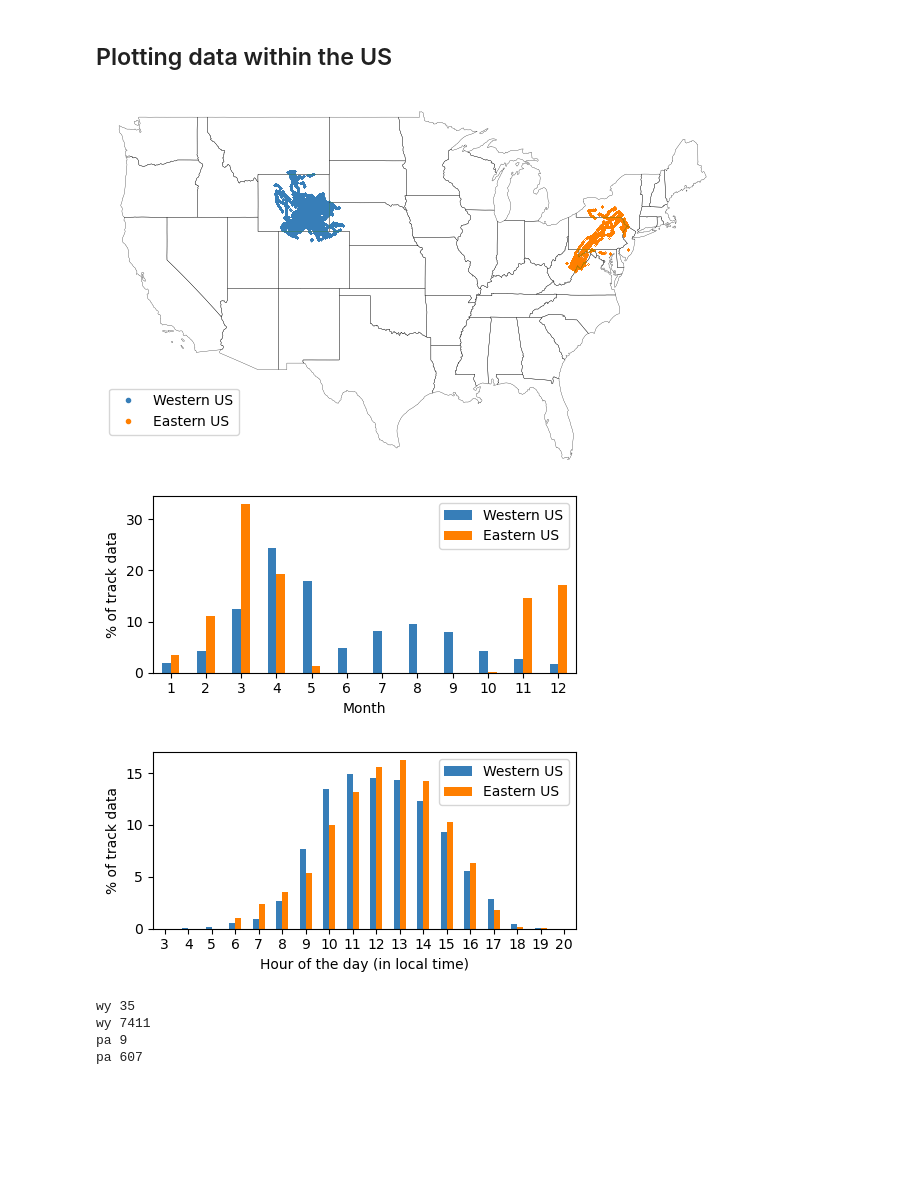
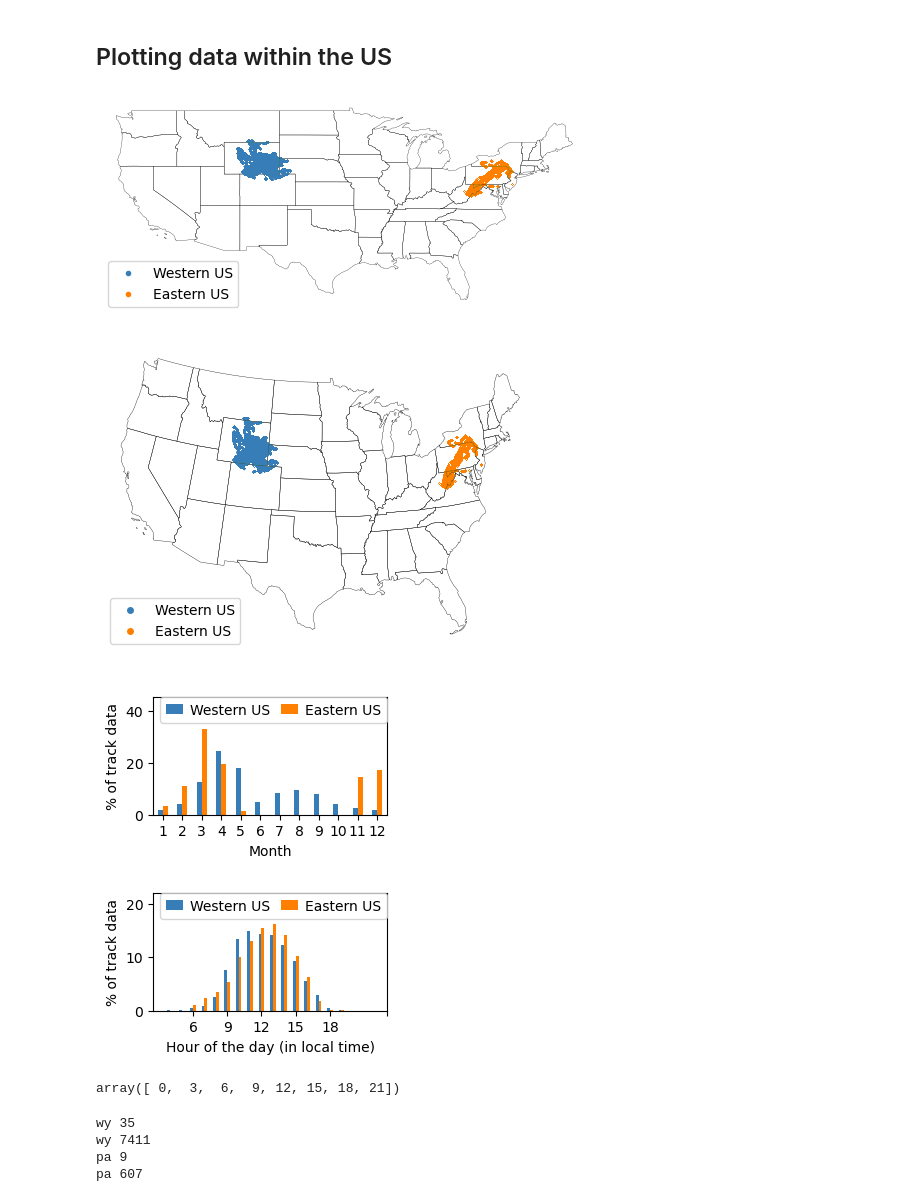
Before and after one commit to rimplesandhu/raptor-lookahead-movement-model, a Jupyter notebook: examples/csg/paper_resampling.ipynb, the cells around one changed output. Cells and saved outputs as stored; diff of their text form; code cells hidden in the pictures; blank space fills up the shorter version.

```diff
--- a/examples/csg/paper_resampling.ipynb
+++ b/examples/csg/paper_resampling.ipynb
@@ -178,20 +301,20 @@ fig.savefig(os.path.join(FIG_DIR,f'track_dop.png'), dpi=200, bbox_inches='tight'
 # %%
 usa = gpd.read_file(os.path.join(data_dir, 'maps', 'usa_states', 'cb_2018_us_state_20m.shp'))
 fig, ax = plt.subplots()
 #usa.plot(ax=ax, column='GEOID', legend=False, cmap='OrRd', facecolor="none", edgecolor="black")
 usa.boundary.plot(ax=ax, linewidth=0.2, color='k')
 idf = cdf[(cdf['Group']=='wy') & (cdf['TrackID']>0)]
 ax.plot(idf['Longitude'], idf['Latitude'], '.r', color = clrs[0], alpha=0.2, markersize=0.1, label='Western US')
 idf = cdf[(cdf['Group']=='pa') & (cdf['TrackID']>0)]
 ax.plot(idf['Longitude'], idf['Latitude'], '.b', color = clrs[1], alpha=0.2, markersize=0.1, label='Eastern US')
 ax.set_xlim([-126, -66])
 ax.set_ylim([25, 50])
 #lg = ax.legend(bbox_to_anchor=(1.005, 1), loc=2, borderaxespad=0., markerscale=60)
 lg = ax.legend(bbox_to_anchor=(0.005, 0.2), loc=2, borderaxespad=0., markerscale=60)
 for lh in lg.legendHandles:
     lh.set_alpha(1)
 _ = ax.axis(False)
-fig.tight_layout()
-fig.savefig(os.path.join(FIG_DIR,f'telemetry_data.png'), dpi=200, bbox_inches='tight')
+ax.set_aspect('equal')
+save_paper_figure(fig, name='data_usa_geo.png',w=6,h=7)
 # %% [output]
-[figure, old version]
+[figure, new version]
@@ -198,3 +324,36 @@ fig.savefig(os.path.join(FIG_DIR,f'telemetry_data.png'), dpi=200, bbox_inches='t
+# %%
+usa = usa.to_crs("ESRI:102008")
+fig, ax = plt.subplots()
+#fig, ax = plt.subplots(subplot_kw={'projection': myproj('ESRI:102008')})
+#usa.plot(ax=ax, column='GEOID', legend=False, cmap='OrRd', facecolor="none", edgecolor="black")
+usa.boundary.plot(ax=ax, linewidth=0.25, color='k')
+#usa.plot(ax=ax, transform=ccrs.PlateCarree())
+idf = cdf[(cdf['Group']=='wy') & (cdf['TrackID']>0)]
+ax.plot(idf['PositionX'], idf['PositionY'], '.r', color = clrs[0], alpha=0.2, markersize=0.1, label='Western US')
+idf = cdf[(cdf['Group']=='pa') & (cdf['TrackID']>0)]
+ax.plot(idf['PositionX'], idf['PositionY'], '.b', color = clrs[1], alpha=0.2, markersize=0.1, label='Eastern US')
+# idf = cdf[(cdf['Group']=='wy') & (cdf['TrackID']>0)]
+# ax.plot(idf['Longitude'], idf['Latitude'], '.r', color = clrs[0], alpha=0.2, markersize=0.1, label='Western US')
+# idf = cdf[(cdf['Group']=='pa') & (cdf['TrackID']>0)]
+# ax.plot(idf['Longitude'], idf['Latitude'], '.b', color = clrs[1], alpha=0.2, markersize=0.1, label='Eastern US')
+ax.set_xlim([-2.4e6, 2.2e6])
+ax.set_ylim([-2e6, 1.5e6])
+#lg = ax.legend(bbox_to_anchor=(1.005, 1), loc=2, borderaxespad=0., markerscale=60)
+lg = ax.legend(bbox_to_anchor=(0.01, 0.2), loc=2, borderaxespad=0., markerscale=80)
+for lh in lg.legendHandles:
+    lh.set_alpha(1)
+_ = ax.axis(False)
+#ax.set_extent([-126, -66, 25, 50], crs=ccrs.PlateCarree())
+# set latitude lines to be transformed into the axis's projection
+#ax.gridlines(ylocs=[30, 35, 40, 45, 50], xlocs=[-120, -100, -80], draw_labels=True);
+ax.set_aspect('equal')
+# ax.set_xlabel('Easting [m]')
+# ax.set_ylabel('Northing [m]')
+fig.set_size_inches(4.5, 3.2)
+fig.subplots_adjust(left=0.01, bottom=0.0, right=0.98, top=0.999)
+fig.savefig(os.path.join(FIG_DIR, 'usa_proj.png'), dpi=200)
+# %% [output]
+[figure, added]
 # %%
 list_of_series = []
 for igroup in ['wy','pa']:
@@ -208,10 +367,15 @@ fig, ax = plt.subplots(figsize=(5,2.5))
 idf.plot.bar(ax=ax, color=clrs[:2], rot=0)
 _ = ax.set_ylabel('% of track data')
 _ = ax.set_xlabel('Month')
-fig.tight_layout()
-fig.savefig(os.path.join(FIG_DIR,f'barplot_by_month.png'), dpi=200, bbox_inches='tight')
+lg = ax.legend(borderaxespad=0., loc=1, ncols=2, columnspacing=0.8, handlelength=1.25,
+               handletextpad=0.5, fancybox=True)
+ax.set_ylim([0,45])
+#fig.set_size_inches(2.75, 1.6)
+fig.set_size_inches(3, 1.75)
+fig.subplots_adjust(left=0.17, bottom=0.28, right=0.95, top=0.95)
+fig.savefig(os.path.join(FIG_DIR, 'data_barplot_month.png'), dpi=200)
 # %% [output]
-[figure, old version]
+[figure, new version]
 # %%
 list_of_series = []
 for igroup in ['wy','pa']:
@@ -225,10 +389,20 @@ fig, ax = plt.subplots(figsize=(5,2.5))
 idf.plot.bar(ax=ax, color=clrs[:2], rot=0)
 _ = ax.set_ylabel('% of track data')
 _ = ax.set_xlabel('Hour of the day (in local time)')
-fig.tight_layout()
-fig.savefig(os.path.join(FIG_DIR,f'barplot_by_hour.png'), dpi=200, bbox_inches='tight')
+lg = ax.legend(borderaxespad=0., loc=1, ncols=2, columnspacing=0.8, handlelength=1.25,
+               handletextpad=0.5, fancybox=True)
+ax.set_ylim([0,22])
+ax.set_xticks([3,6,9,12,15,20])
+fig.set_size_inches(2.75, 1.6)
+fig.set_size_inches(3, 1.75)
+fig.subplots_adjust(left=0.17, bottom=0.28, right=0.95, top=0.95)
+fig.savefig(os.path.join(FIG_DIR, 'data_barplot_timeofday.png'), dpi=200)
 # %% [output]
-[figure, old version]
+[figure, new version]
+# %%
+np.arange(0,24,3)
+# %% [output]
+array([ 0,  3,  6,  9, 12, 15, 18, 21])
 # %%
 for igroup in ['wy','pa']:
     idf = cdf[cdf['Group']==igroup]
```
Also changed, not shown: parts of 19 cells of this notebook, 19 other files.
